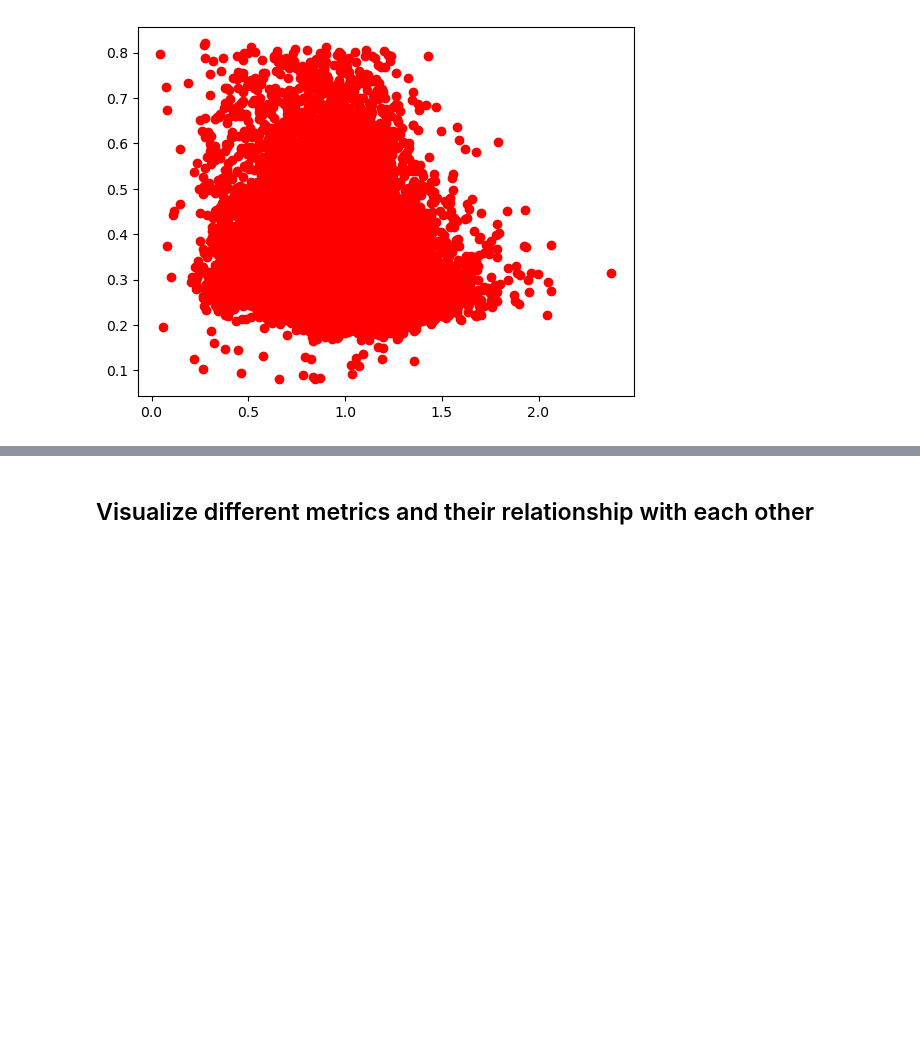
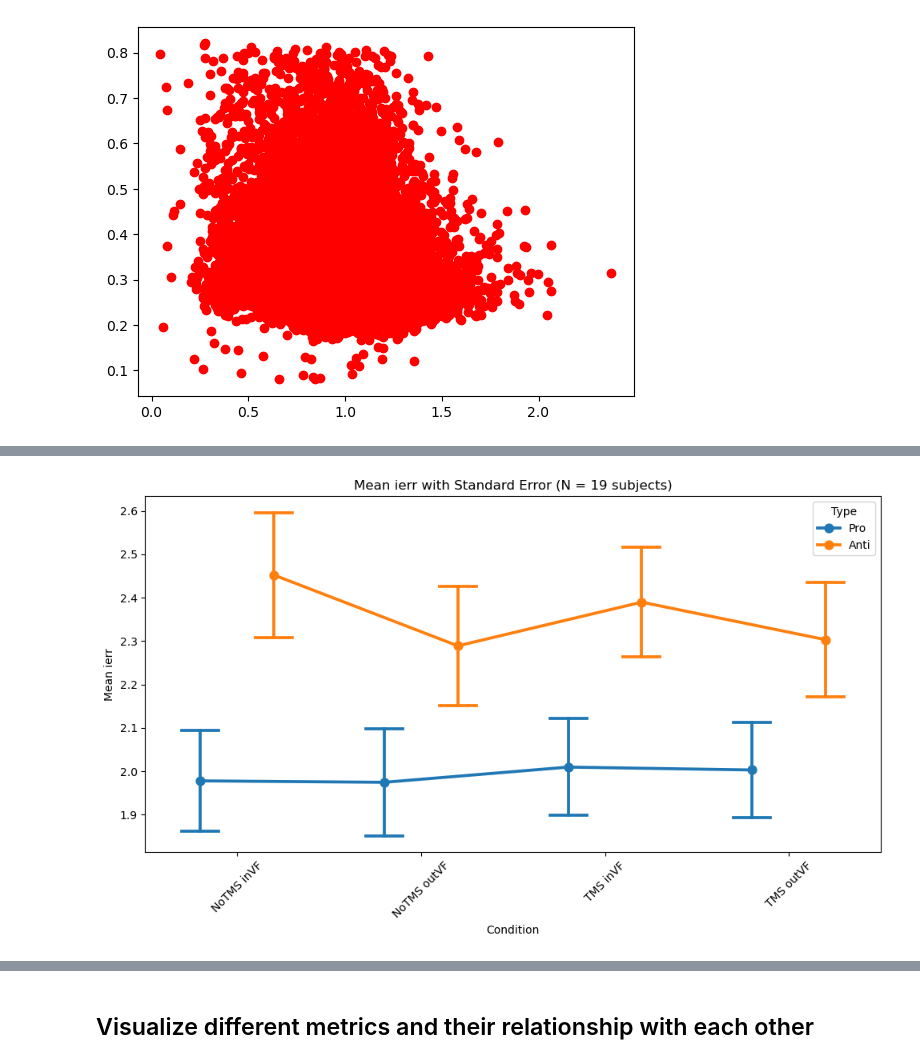
Before and after one commit to mindemory/mgs_stimul, a Jupyter notebook: mgsAnalysis/analysisEye/main.ipynb, the cells around one changed output, grey strips where cells are left out. Saved outputs shown, nothing was run; the diff lists cells and outputs as text; code cells hidden in the pictures; blank space fills up the shorter version.

Commit message:
updating analysis pipeline final behav

```diff
--- a/mgsAnalysis/analysisEye/main.ipynb
+++ b/mgsAnalysis/analysisEye/main.ipynb
@@ -300,0 +280,54 @@ Antisaccade errors
+# %%
+def calculate_mean_and_se(group, error_metric):
+    mean = group[error_metric].mean()
+    se = group[error_metric].sem()
+    return pd.Series({'mean': mean, 'se': se})
+
+def plot_behav_data(df, error_metric):
+    subject_counts = df.groupby('subjID')['day'].nunique()
+    df_pro = df[df['ispro'] == 1]
+    df_anti = df[df['ispro'] == 0]
+
+
+    pro_conditions = {
+        'NoTMS inVF': df_pro[(df_pro['TMS_condition'] == 'No TMS') & (df_pro['day'].isin([1, 2, 3])) & (df_pro['instimVF'] == 1)],
+        'NoTMS outVF': df_pro[(df_pro['TMS_condition'] == 'No TMS') & (df_pro['day'].isin([1, 2, 3])) & (df_pro['instimVF'] == 0)],
+        'TMS inVF': df_pro[(df_pro['TMS_condition'] == 'TMS intoVF') & (df_pro['day'].isin([1, 2, 3]))],
+        'TMS outVF': df_pro[(df_pro['TMS_condition'] == 'TMS outVF') & (df_pro['day'].isin([1, 2, 3]))],
+    }
+    anti_conditions = {
+        'NoTMS inVF': df_anti[(df_anti['TMS_condition'] == 'No TMS') & (df_anti['day'].isin([1, 2, 3])) & (df_anti['instimVF'] == 1)],
+        'NoTMS outVF': df_anti[(df_anti['TMS_condition'] == 'No TMS') & (df_anti['day'].isin([1, 2, 3])) & (df_anti['instimVF'] == 0)],
+        'TMS inVF': df_anti[(df_anti['TMS_condition'] == 'TMS intoVF') & (df_anti['day'].isin([1, 2, 3]))],
+        'TMS outVF': df_anti[(df_anti['TMS_condition'] == 'TMS outVF') & (df_anti['day'].isin([1, 2, 3]))],
+    }
+    pro_results = {cond: data.groupby('subjID').apply(calculate_mean_and_se, error_metric=error_metric) for cond, data in pro_conditions.items()}
+    anti_results = {cond: data.groupby('subjID').apply(calculate_mean_and_se, error_metric=error_metric) for cond, data in anti_conditions.items()}
+
+    combined_pro = pd.concat(pro_results, names=['Condition'])
+    combined_pro.reset_index(inplace=True)
+
+    combined_anti = pd.concat(anti_results, names=['Condition'])
+    combined_anti.reset_index(inplace=True)
+
+    combined_pro['Type'] = 'Pro'
+    combined_anti['Type'] = 'Anti'
+    combined_data = pd.concat([combined_pro, combined_anti])
+
+    plt.figure(figsize=(10, 6))
+    sns.pointplot(data=combined_data, x='Condition', y='mean', hue='Type', capsize=.2, errorbar="se", dodge=0.4)
+    #sns.stripplot(data=combined_data, x='Condition', y='mean', hue = 'True', color="black", jitter=False, size=6)
+    plt.title(f'Mean {error_metric} with Standard Error (N = {len(subject_counts)} subjects)')
+    plt.ylabel(f'Mean {error_metric}')
+    plt.xlabel('Condition')
+    plt.xticks(rotation=45)
+    plt.tight_layout()
+    plt.show()
+plot_behav_data(df, 'ierr')
+# plot_behav_data(df, 'ferr')
+# # plot_error_metric(df, 'igain')
+# # plot_error_metric(df, 'iamp')
+# plot_behav_data(df, 'isacc_rt')
+# plot_behav_data(df, 'fsacc_rt')
+# %% [output]
+[figure, added]
```
Also changed, not shown: parts of 10 cells of this notebook, 2 other files.
